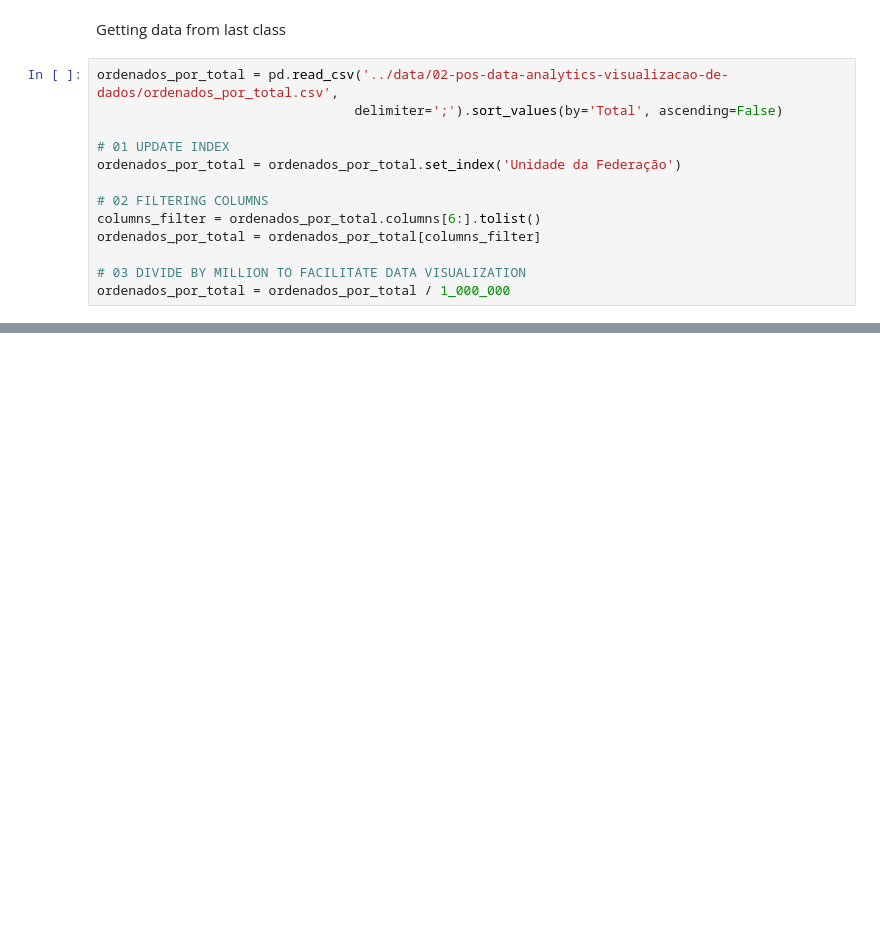
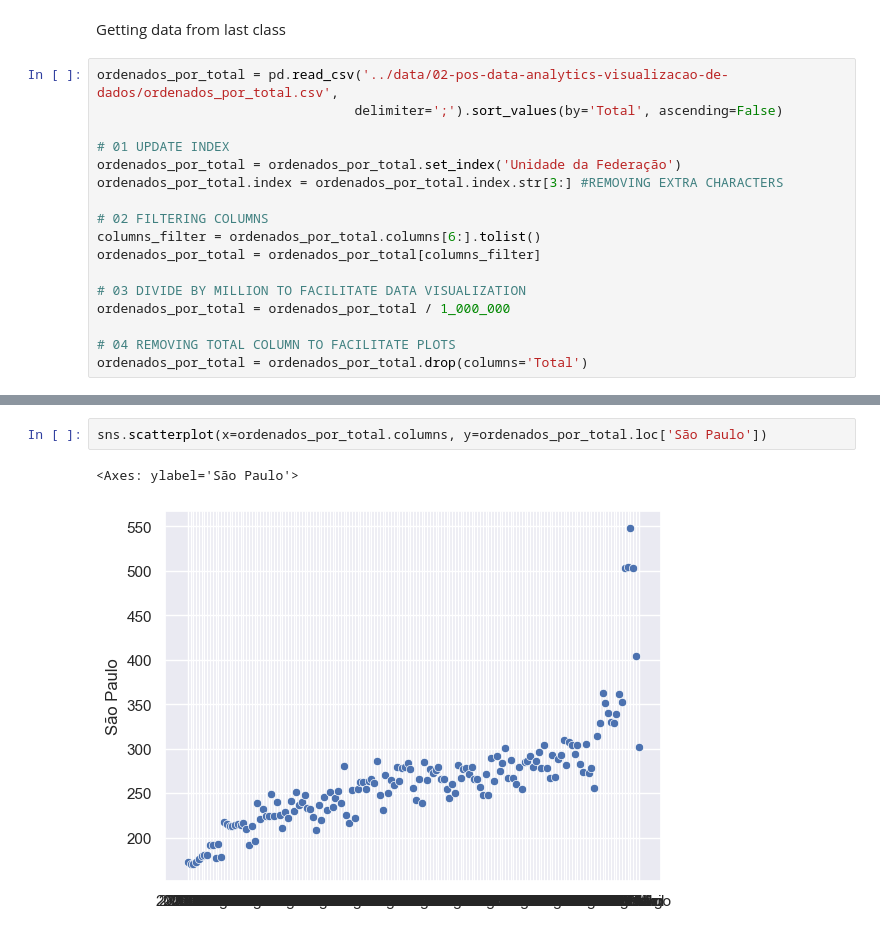
Before and after one commit to rfelipesilva/pos-tech-data-analytics, a Jupyter notebook: jupyter/02-Visualização de dados.ipynb, the cells around one changed output, grey strips where cells are left out. Cells and saved outputs as stored; diff of their text form; blank space fills up the shorter version.

```diff
--- a/jupyter/02-Visualização de dados.ipynb
+++ b/jupyter/02-Visualização de dados.ipynb
@@ -248,6 +284,7 @@ ordenados_por_total = pd.read_csv('../data/02-pos-data-analytics-visualizacao-de
 
 # 01 UPDATE INDEX
 ordenados_por_total = ordenados_por_total.set_index('Unidade da Federação')
+ordenados_por_total.index = ordenados_por_total.index.str[3:] #REMOVING EXTRA CHARACTERS
 
 # 02 FILTERING COLUMNS
 columns_filter = ordenados_por_total.columns[6:].tolist()
@@ -255,3 +292,6 @@ ordenados_por_total = ordenados_por_total[columns_filter]
 
 # 03 DIVIDE BY MILLION TO FACILITATE DATA VISUALIZATION
 ordenados_por_total = ordenados_por_total / 1_000_000
+
+# 04 REMOVING TOTAL COLUMN TO FACILITATE PLOTS
+ordenados_por_total = ordenados_por_total.drop(columns='Total')
@@ -279,0 +328,5 @@ ordenados_por_total
+# %%
+sns.scatterplot(x=ordenados_por_total.columns, y=ordenados_por_total.loc['São Paulo'])
+# %% [output]
+<Axes: ylabel='São Paulo'>
+[figure, added]
```
Also changed, not shown: parts of 34 cells of this notebook, 1 other file.
